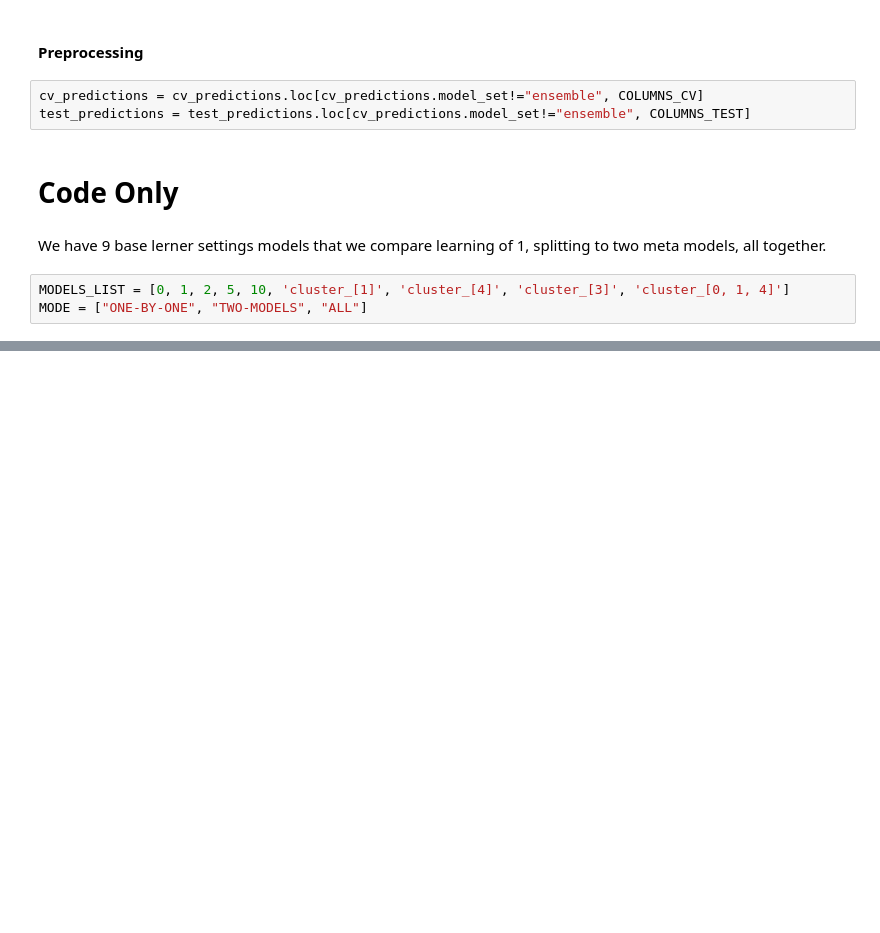
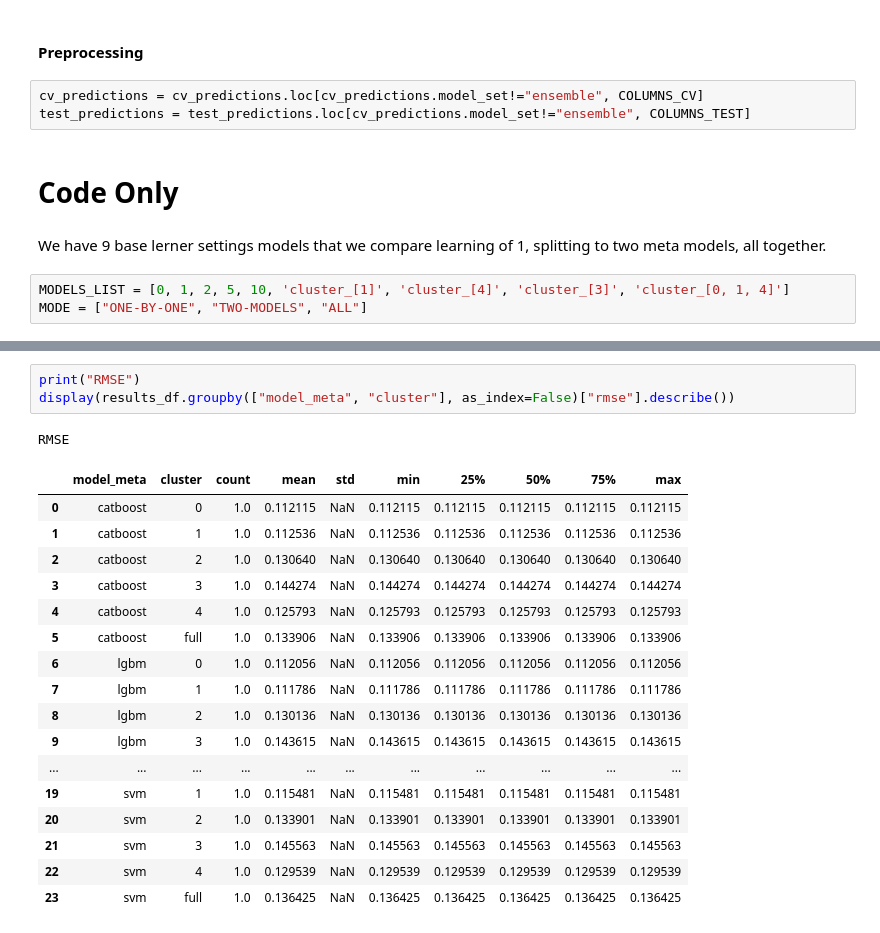
Before and after one commit to lizzzi111/Meta_Learning_Monitoring_Source_Code, a Jupyter notebook: TML_experiment/Child_selection.ipynb, the cells around one changed output, grey strips where cells are left out. Cells and saved outputs as stored; diff of their text form; blank space fills up the shorter version.

```diff
--- a/TML_experiment/Child_selection.ipynb
+++ b/TML_experiment/Child_selection.ipynb
@@ -303,0 +308,22 @@ results_df
+# %%
+print("RMSE")
+display(results_df.groupby(["model_meta", "cluster"], as_index=False)["rmse"].describe())
+# %% [output]
+RMSE
+|  | model_meta | cluster | count | mean | std | min | 25% | 50% | 75% | max |
+| 0 | catboost | 0 | 1.0 | 0.112115 | NaN | 0.112115 | 0.112115 | 0.112115 | 0.112115 | 0.112115 |
+| 1 | catboost | 1 | 1.0 | 0.112536 | NaN | 0.112536 | 0.112536 | 0.112536 | 0.112536 | 0.112536 |
+| 2 | catboost | 2 | 1.0 | 0.130640 | NaN | 0.130640 | 0.130640 | 0.130640 | 0.130640 | 0.130640 |
+| 3 | catboost | 3 | 1.0 | 0.144274 | NaN | 0.144274 | 0.144274 | 0.144274 | 0.144274 | 0.144274 |
+| 4 | catboost | 4 | 1.0 | 0.125793 | NaN | 0.125793 | 0.125793 | 0.125793 | 0.125793 | 0.125793 |
+| 5 | catboost | full | 1.0 | 0.133906 | NaN | 0.133906 | 0.133906 | 0.133906 | 0.133906 | 0.133906 |
+| 6 | lgbm | 0 | 1.0 | 0.112056 | NaN | 0.112056 | 0.112056 | 0.112056 | 0.112056 | 0.112056 |
+| 7 | lgbm | 1 | 1.0 | 0.111786 | NaN | 0.111786 | 0.111786 | 0.111786 | 0.111786 | 0.111786 |
+| 8 | lgbm | 2 | 1.0 | 0.130136 | NaN | 0.130136 | 0.130136 | 0.130136 | 0.130136 | 0.130136 |
+| 9 | lgbm | 3 | 1.0 | 0.143615 | NaN | 0.143615 | 0.143615 | 0.143615 | 0.143615 | 0.143615 |
+| ... | ... | ... | ... | ... | ... | ... | ... | ... | ... | ... |
+| 19 | svm | 1 | 1.0 | 0.115481 | NaN | 0.115481 | 0.115481 | 0.115481 | 0.115481 | 0.115481 |
+| 20 | svm | 2 | 1.0 | 0.133901 | NaN | 0.133901 | 0.133901 | 0.133901 | 0.133901 | 0.133901 |
+| 21 | svm | 3 | 1.0 | 0.145563 | NaN | 0.145563 | 0.145563 | 0.145563 | 0.145563 | 0.145563 |
+| 22 | svm | 4 | 1.0 | 0.129539 | NaN | 0.129539 | 0.129539 | 0.129539 | 0.129539 | 0.129539 |
+| 23 | svm | full | 1.0 | 0.136425 | NaN | 0.136425 | 0.136425 | 0.136425 | 0.136425 | 0.136425 |
```
Also changed, not shown: parts of 5 cells of this notebook.
